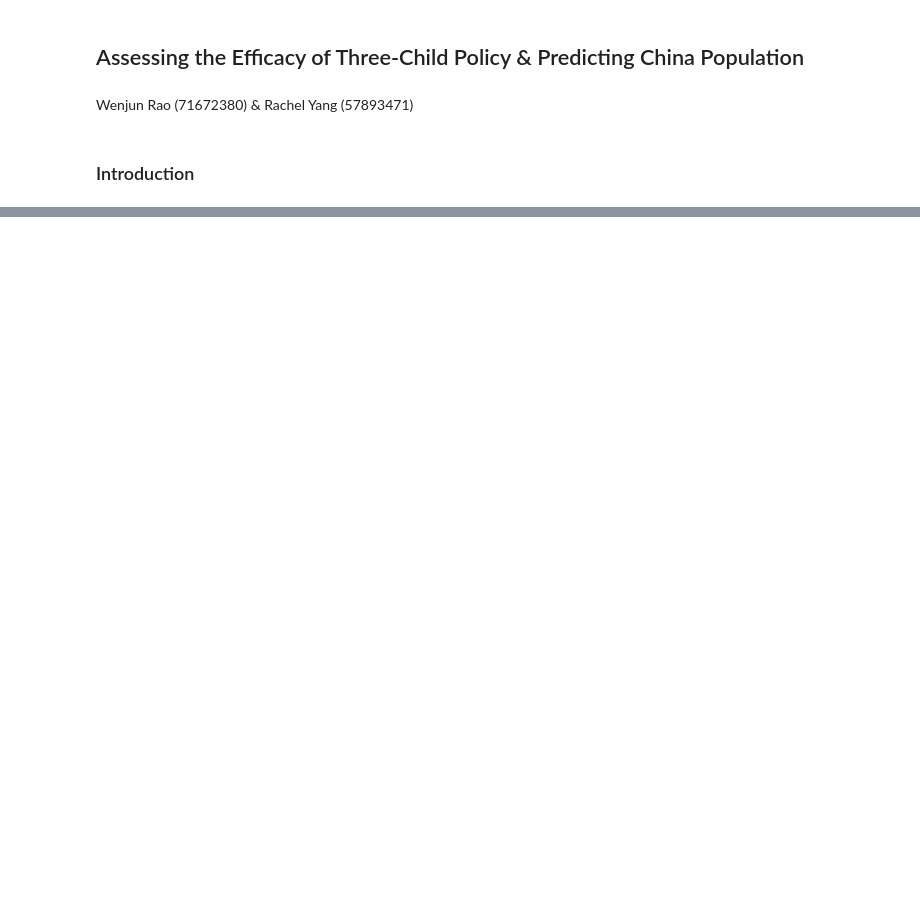
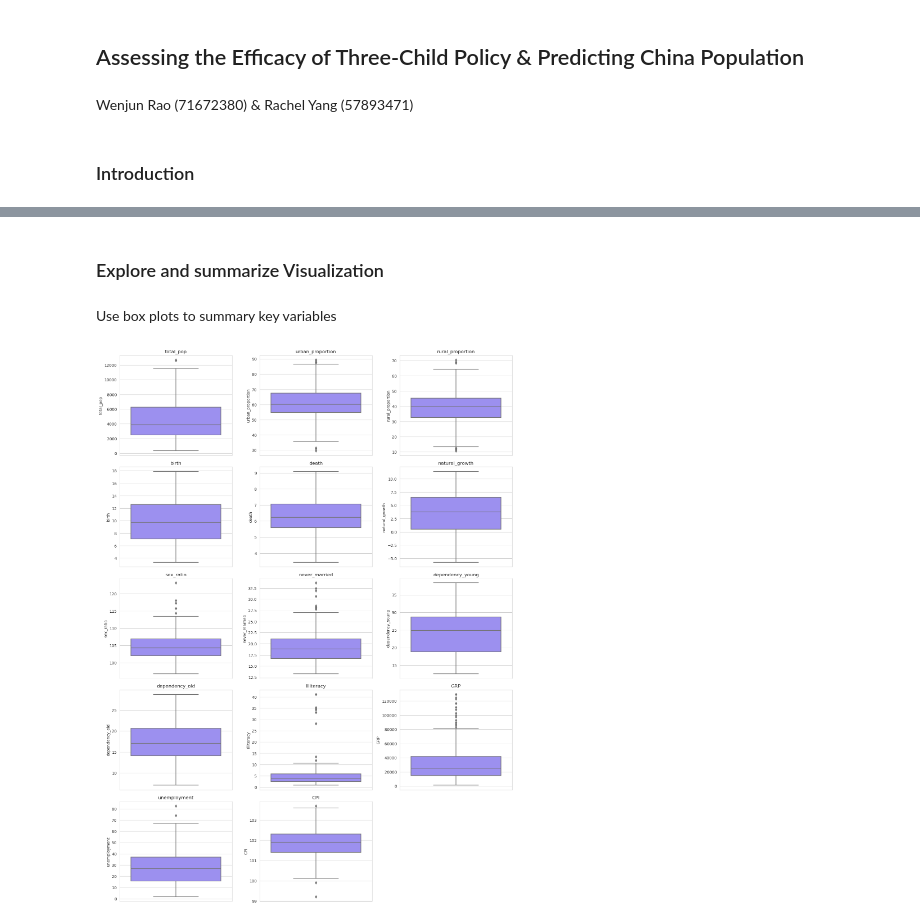
Before and after one commit to yarach71/Econ-323-Final-Project, a Jupyter notebook: Econ 323 Final Project.ipynb, the cells around one changed output, grey strips where cells are left out. Cells and saved outputs as stored; diff of their text form; code cells hidden in the pictures; blank space fills up the shorter version.

Commit message:
plots

```diff
--- a/Econ 323 Final Project.ipynb
+++ b/Econ 323 Final Project.ipynb
@@ -15,6 +18,6 @@ import pandas as pd
 # %%
-# Load the data
-
-url = "https://github.com/yarach71/Econ-323-Final-Project/blob/main/Econ323_Data.csv"
+# Load the data from my github
+url = "https://raw.githubusercontent.com/yarach71/Econ-323-Final-Project/main/Econ323_Data.csv"
 pop_raw = pd.read_csv(url)
+pop_raw
 # %% [output]
@@ -21,0 +87,5 @@ ParserError: Error tokenizing data. C error: Expected 1 fields in line 35, saw 8
+# %%
+# Rename the dataframe
+pop = pop_raw.copy()
+# Check the shape of the dataframe
+print(pop.shape)
@@ -21,0 +94,8 @@ ParserError: Error tokenizing data. C error: Expected 1 fields in line 35, saw 8
+# %%
+# Create a dummy variable 'policy'
+pop['Policy'] = pop_clean['Year'].apply(lambda x: 1 if x in [2022, 2021] else 0)
+
+# Check the shape of the new dataframe
+print(pop.shape)
+# Display the first few rows to confirm the addition of the dummy variable
+pop.head()
@@ -21,0 +132,25 @@ ParserError: Error tokenizing data. C error: Expected 1 fields in line 35, saw 8
+# %% [markdown]
+### Explore and summarize Visualization
+# %% [markdown]
+Use box plots to summary key variables
+# %%
+# Excluding 'Urban Population', 'Rural Population', 'Policy', and 'Year' for the box plots
+exclude = ['urban_pop', 'rural_pop', 'Policy', 'Year', 'Region']
+columns_include = pop.columns.drop(exclude)
+
+# Determine the number of rows required for the subplot grid
+num_columns = len(columns_include)
+num_rows = (num_columns // 3) + (num_columns % 3 > 0)
+
+# Create a subplot grid and plot box plots for the selected numeric columns
+plt.figure(figsize=(15, num_rows * 4))
+
+for i, column in enumerate(columns_include, 1):
+    plt.subplot(num_rows, 3, i)
+    sns.boxplot(y=pop[column], color='#9080ff')
+    plt.title(column)
+
+plt.tight_layout()
+plt.show()
+# %% [output]
+[figure, added]
```
Also changed, not shown: parts of 11 cells of this notebook.
